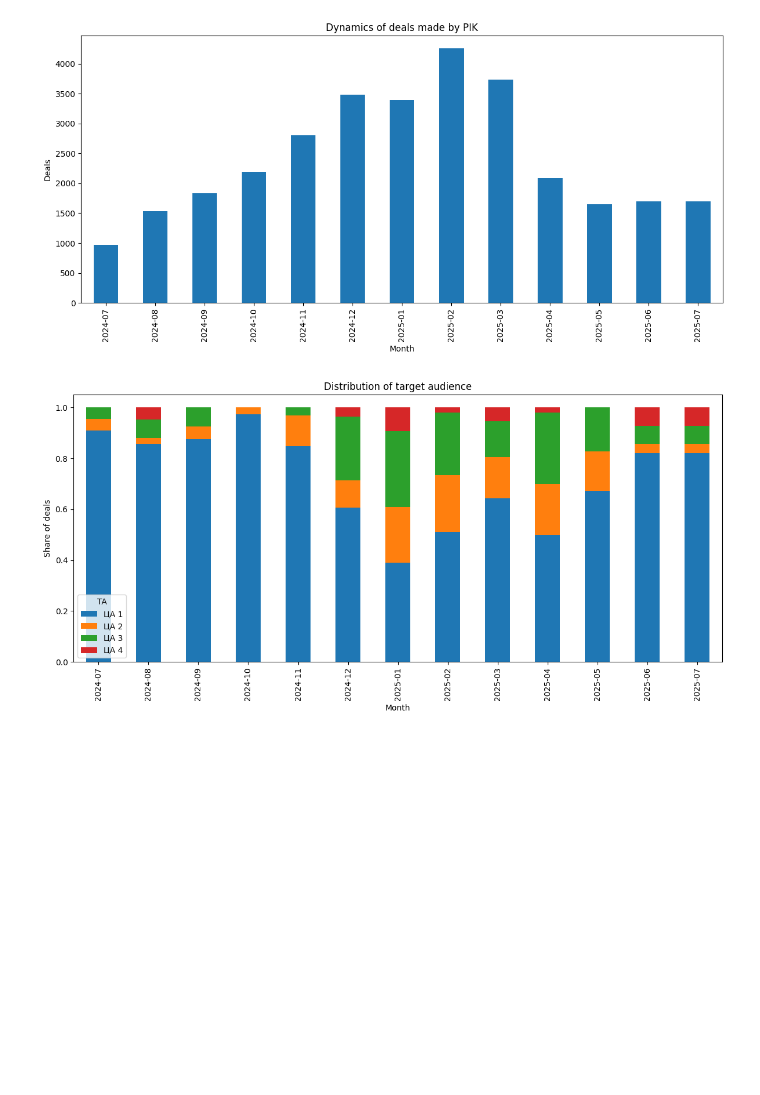
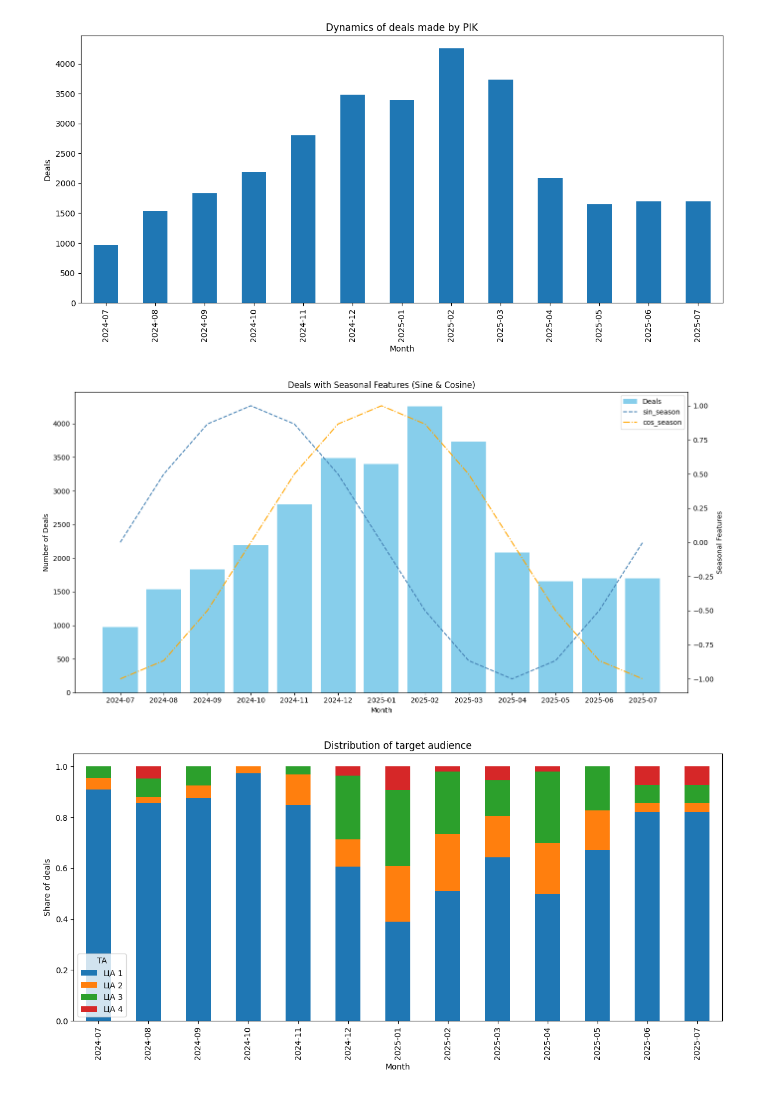
Before and after one commit to ArtemBratyashin/DemandPredictor, a Jupyter notebook: notebooks/feature_analysis.ipynb, the cells around one changed output. Drawn from its saved outputs; the diff is of its cells as text; code cells hidden in the pictures; blank space fills up the shorter version.

Commit message:
Added more plots for analysis

```diff
--- a/notebooks/feature_analysis.ipynb
+++ b/notebooks/feature_analysis.ipynb
@@ -42,6 +43,35 @@ plt.tight_layout()
 plt.show()
 # %% [output]
 [figure]
+# %%
+df['Месяц_str'] = df['Месяц'].astype(str)
+
+fig, ax1 = plt.subplots(figsize=(14,7))
+
+period = 12
+df = df.reset_index(drop=True)
+df['month_index'] = np.arange(len(df))
+df['sin_season'] = np.sin(2 * np.pi * df['month_index'] / period)
+df['cos_season'] = -np.cos(2 * np.pi * df['month_index'] / period)
+
+ax1.bar(df['Месяц_str'], df['Целевые сделки'], color='skyblue', label='Deals')
+ax1.set_ylabel("Number of Deals")
+ax1.set_xlabel("Month")
+
+ax2 = ax1.twinx()
+ax2.plot(df['Месяц_str'], df['sin_season'], color='steelblue', linestyle='--', label='sin_season')
+ax2.plot(df['Месяц_str'], df['cos_season'], color='orange', linestyle='-.', label='cos_season')
+ax2.set_ylabel("Seasonal Features")
+
+lines1, labels1 = ax1.get_legend_handles_labels()
+lines2, labels2 = ax2.get_legend_handles_labels()
+ax2.legend(lines1 + lines2, labels1 + labels2, loc='upper right')
+
+plt.title("Deals with Seasonal Features (Sine & Cosine)")
+plt.tight_layout()
+plt.show()
+# %% [output]
+[figure, added]
 # %%
 ca_cols = [col for col in df.columns if col.startswith('ЦА ')]
 
```
Also changed, not shown: parts of 3 cells of this notebook.
